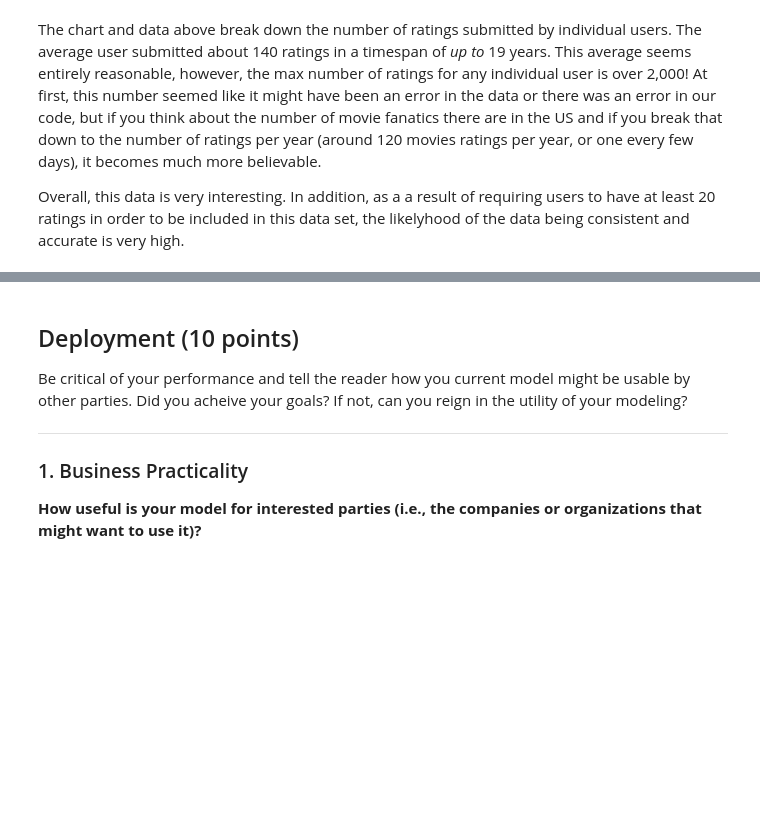
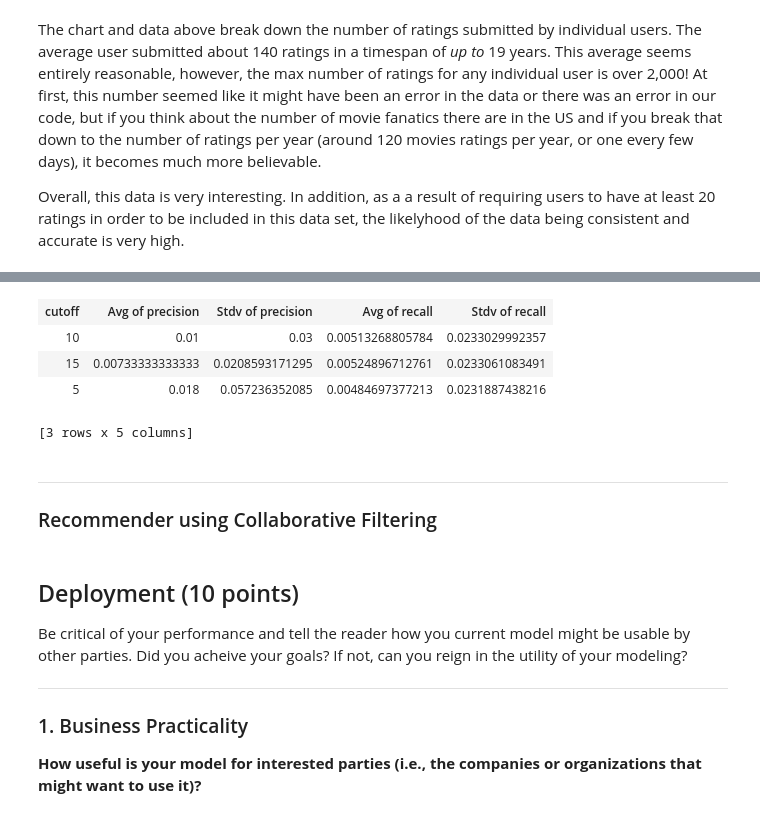
Before and after one commit to SpencerKaiser/DataMining, a Jupyter notebook: 04_AssignmentFour/A4-Master.ipynb, the cells around one changed output, grey strips where cells are left out. Drawn from its saved outputs; the diff is of its cells as text; code cells hidden in the pictures; blank space fills up the shorter version.

```diff
--- a/04_AssignmentFour/A4-Master.ipynb
+++ b/04_AssignmentFour/A4-Master.ipynb
@@ -251,10 +251,0 @@ Different tasks will require different evaluation methods. Be as thorough as pos
-# %%
-data['userId'] = data['userId'].astype(str)
-data['movieId'] = data['movieId'].astype(str)
-
-
-model = gl.recommender.create(data, user_id="userId", item_id="movieId", target="rating")
-results = model.recommend(users=None, k=5)
-model.save("movie_recommender")
-
-results.head() # the recommendation output
@@ -302,0 +255,14 @@ PROGRESS:        Final training RMSE: 0.576468
+# %%
+# Let's start by splitting our data into training and testing sets
+train, test = gl.recommender.util.random_split_by_user(data,
+                                                    user_id="userId", item_id="title",
+                                                    max_num_users=100, item_test_proportion=0.2)
+# %%
+item_item = gl.recommender.item_similarity_recommender.create(train,
+                                  user_id="userId",
+                                  item_id="title",
+                                  target="rating",
+                                  only_top_k=5,
+                                  similarity_type="cosine")
+
+rmse_results = item_item.evaluate(test)
@@ -302,0 +297,11 @@ PROGRESS:        Final training RMSE: 0.576468
+# %%
+rmse_results['precision_recall_by_user'].groupby('cutoff',[agg.AVG('precision'),agg.STD('precision'),agg.AVG('recall'),agg.STD('recall')])
+# %% [output]
+| cutoff | Avg of precision | Stdv of precision | Avg of recall | Stdv of recall |
+| 10 | 0.01 | 0.03 | 0.00513268805784 | 0.0233029992357 |
+| 15 | 0.00733333333333 | 0.0208593171295 | 0.00524896712761 | 0.0233061083491 |
+| 5 | 0.018 | 0.057236352085 | 0.00484697377213 | 0.0231887438216 |
+[3 rows x 5 columns]
+# %% [markdown]
+---
+### Recommender using Collaborative Filtering
```
Also changed, not shown: parts of 13 cells of this notebook.
